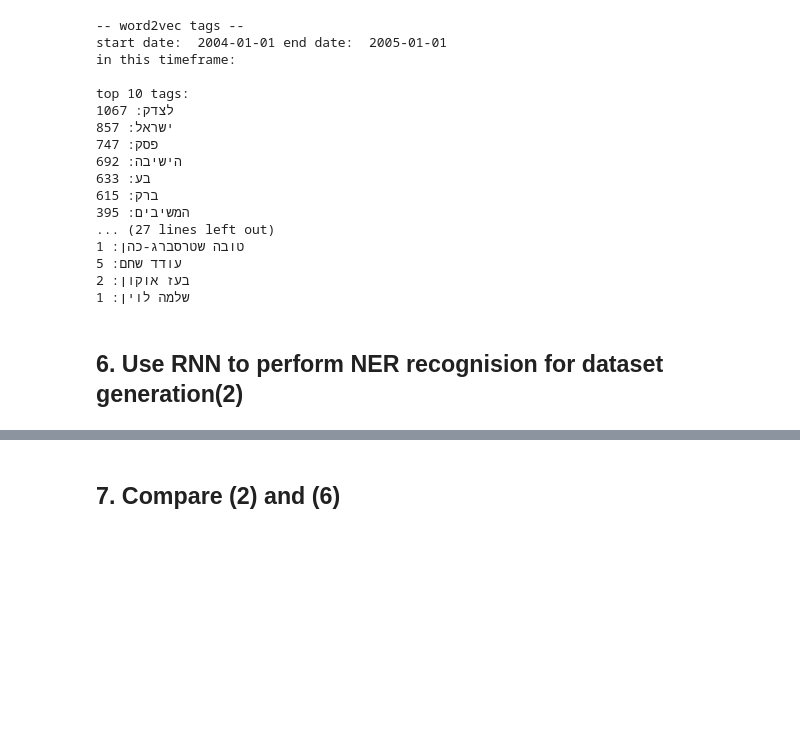
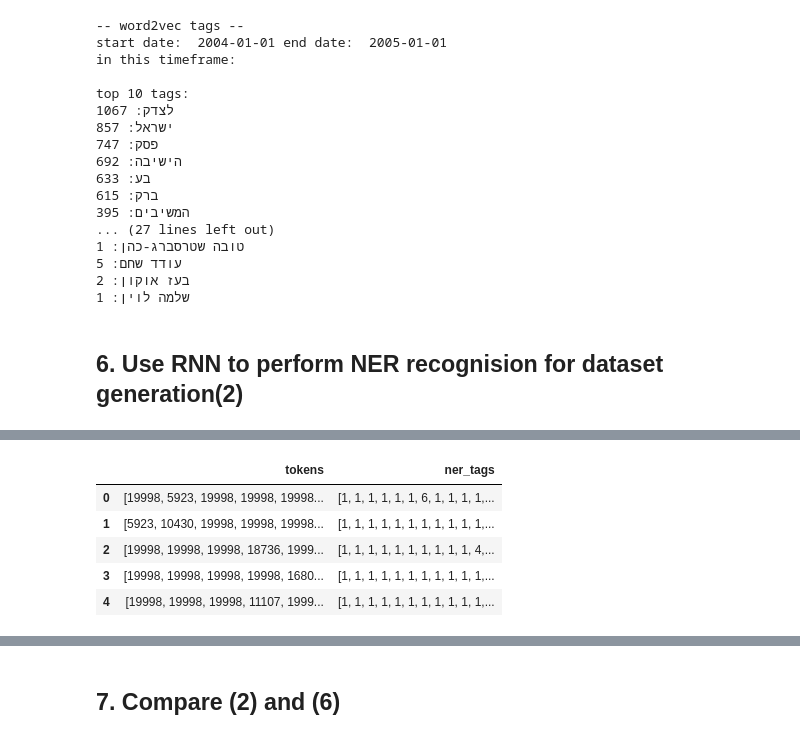
Before and after one commit to cohenyuval315/Israel-Supreme-Court-Dataset-Generation, a Jupyter notebook: working/working.ipynb, the cells around one changed output, grey strips where cells are left out. Cells and saved outputs as stored; diff of their text form; code cells hidden in the pictures; blank space fills up the shorter version.

```diff
--- a/working/working.ipynb
+++ b/working/working.ipynb
@@ -3172,0 +1451,3 @@ NER_TYPES
+# %%
+train_df = pd.DataFrame(data=train_data_dict)
+val_df = pd.DataFrame(data=validation_data_dict)
@@ -3172,0 +1458,6 @@ NER_TYPES
+# %%
+sub_train_df = train_df[:8000]
+sub_val_df = train_df[:2000]
+# %%
+sub_train_df['tokens'] = sub_train_df['tokens'].apply(lambda tokens: get_indexes_from_words(tokens))
+sub_val_df['tokens'] = sub_val_df['tokens'].apply(lambda tokens: get_indexes_from_words(tokens))
@@ -3172,0 +1475,3 @@ NER_TYPES
+# %%
+sub_train_df['ner_tags'] = sub_train_df['ner_tags'].apply(lambda tokens: get_indexes_from_ners(tokens))
+sub_val_df['ner_tags'] = sub_val_df['ner_tags'].apply(lambda tokens: get_indexes_from_ners(tokens))
@@ -3172,0 +1489,9 @@ NER_TYPES
+# %%
+sub_train_df.head()
+# %% [output]
+|  | tokens | ner_tags |
+| 0 | [19998, 5923, 19998, 19998, 19998... | [1, 1, 1, 1, 1, 1, 6, 1, 1, 1, 1,... |
+| 1 | [5923, 10430, 19998, 19998, 19998... | [1, 1, 1, 1, 1, 1, 1, 1, 1, 1, 1,... |
+| 2 | [19998, 19998, 19998, 18736, 1999... | [1, 1, 1, 1, 1, 1, 1, 1, 1, 1, 4,... |
+| 3 | [19998, 19998, 19998, 19998, 1680... | [1, 1, 1, 1, 1, 1, 1, 1, 1, 1, 1,... |
+| 4 | [19998, 19998, 19998, 11107, 1999... | [1, 1, 1, 1, 1, 1, 1, 1, 1, 1, 1,... |
```
Also changed, not shown: parts of 141 cells of this notebook, 2 other files.
